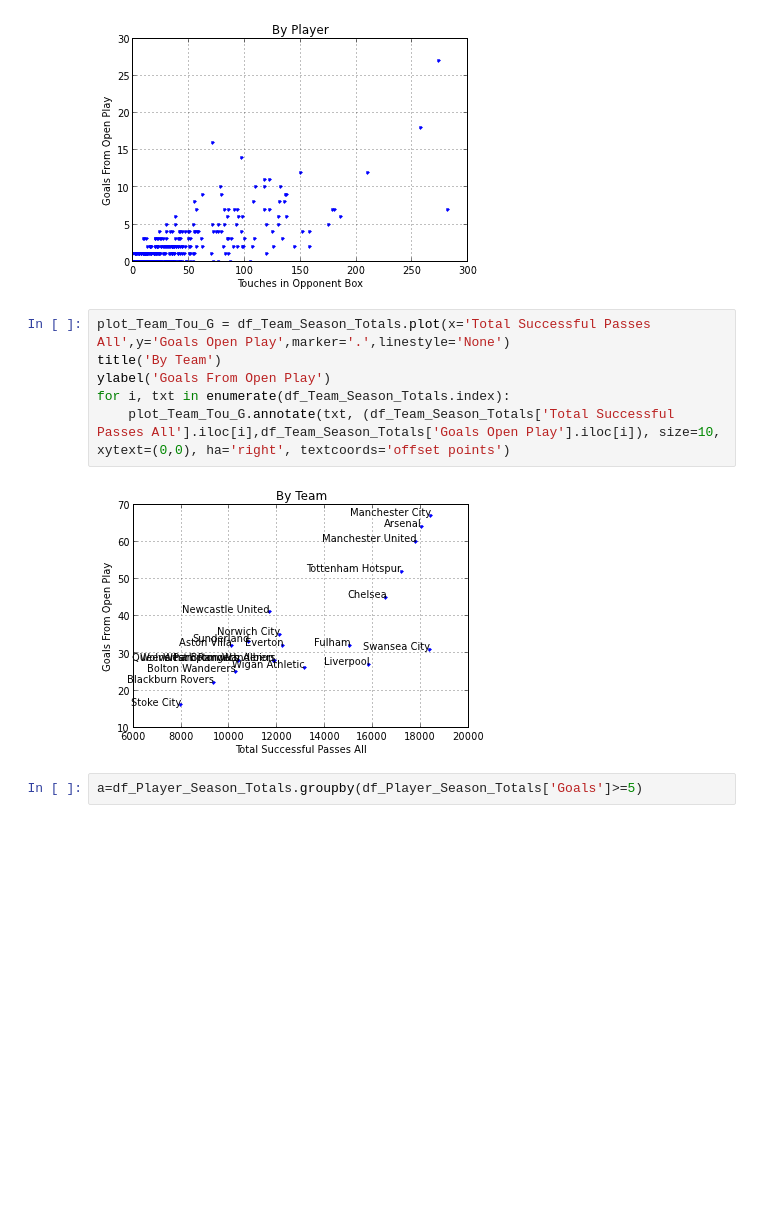
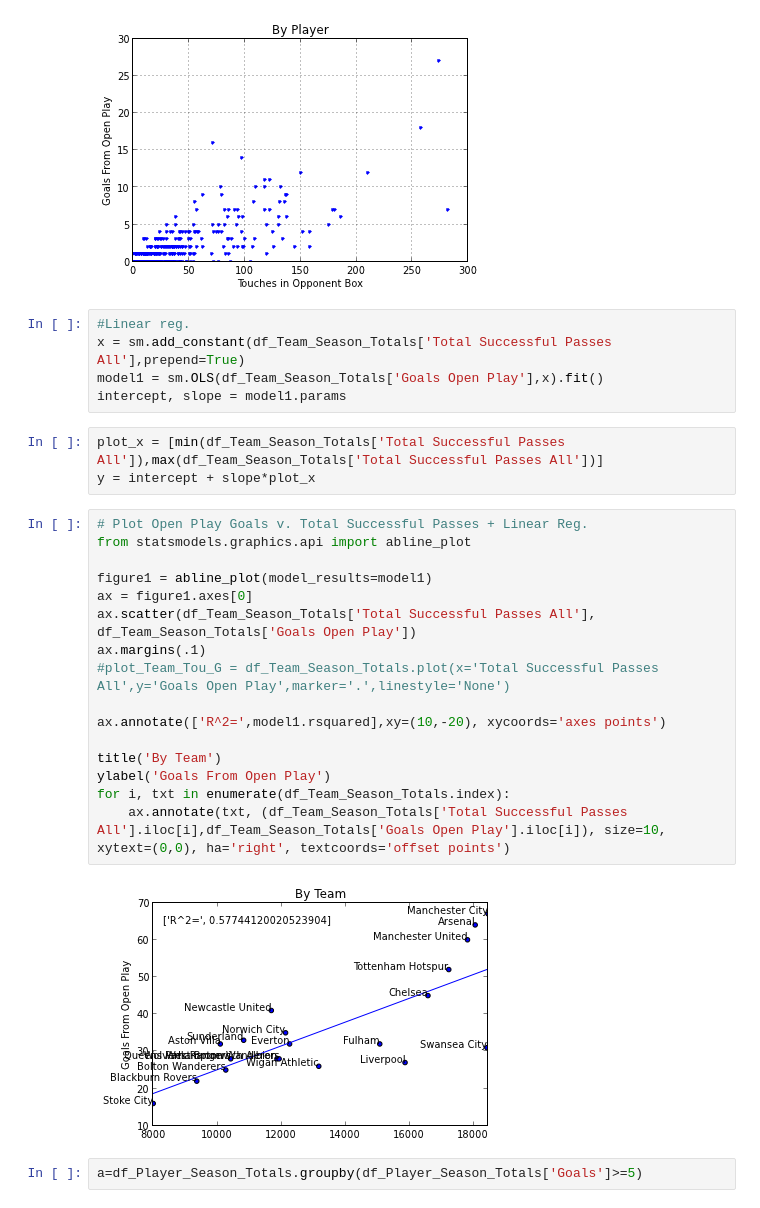
Before and after one commit to jtelszasz/mcfc_analytics_api, a Jupyter notebook: MCFC_EDA.ipynb, the cells around one changed output. Saved outputs shown, nothing was run; the diff lists cells and outputs as text; blank space fills up the shorter version.

Commit message:
added linear fit

```diff
--- a/MCFC_EDA.ipynb
+++ b/MCFC_EDA.ipynb
@@ -20,14 +22,32 @@ ylabel('Goals From Open Play')
 # %% [output]
 <matplotlib.text.Text at 0x...>
 [figure]
+# %%
+#Linear reg.
+x = sm.add_constant(df_Team_Season_Totals['Total Successful Passes All'],prepend=True)
+model1 = sm.OLS(df_Team_Season_Totals['Goals Open Play'],x).fit()
+intercept, slope = model1.params
+# %%
+plot_x = [min(df_Team_Season_Totals['Total Successful Passes All']),max(df_Team_Season_Totals['Total Successful Passes All'])]
+y = intercept + slope*plot_x
 # %%
-plot_Team_Tou_G = df_Team_Season_Totals.plot(x='Total Successful Passes All',y='Goals Open Play',marker='.',linestyle='None')
+# Plot Open Play Goals v. Total Successful Passes + Linear Reg.
+from statsmodels.graphics.api import abline_plot
+
+figure1 = abline_plot(model_results=model1)
+ax = figure1.axes[0]
+ax.scatter(df_Team_Season_Totals['Total Successful Passes All'], df_Team_Season_Totals['Goals Open Play'])
+ax.margins(.1)
+#plot_Team_Tou_G = df_Team_Season_Totals.plot(x='Total Successful Passes All',y='Goals Open Play',marker='.',linestyle='None')
+
+ax.annotate(['R^2=',model1.rsquared],xy=(10,-20), xycoords='axes points')
+
 title('By Team')
 ylabel('Goals From Open Play')
 for i, txt in enumerate(df_Team_Season_Totals.index):
-    plot_Team_Tou_G.annotate(txt, (df_Team_Season_Totals['Total Successful Passes All'].iloc[i],df_Team_Season_Totals['Goals Open Play'].iloc[i]), size=10, xytext=(0,0), ha='right', textcoords='offset points')
+    ax.annotate(txt, (df_Team_Season_Totals['Total Successful Passes All'].iloc[i],df_Team_Season_Totals['Goals Open Play'].iloc[i]), size=10, xytext=(0,0), ha='right', textcoords='offset points')
 # %% [output]
-[figure, old version]
+[figure, new version]
 # %%
 a=df_Player_Season_Totals.groupby(df_Player_Season_Totals['Goals']>=5)
 # %%
```
Also changed, not shown: parts of 2 cells of this notebook.
